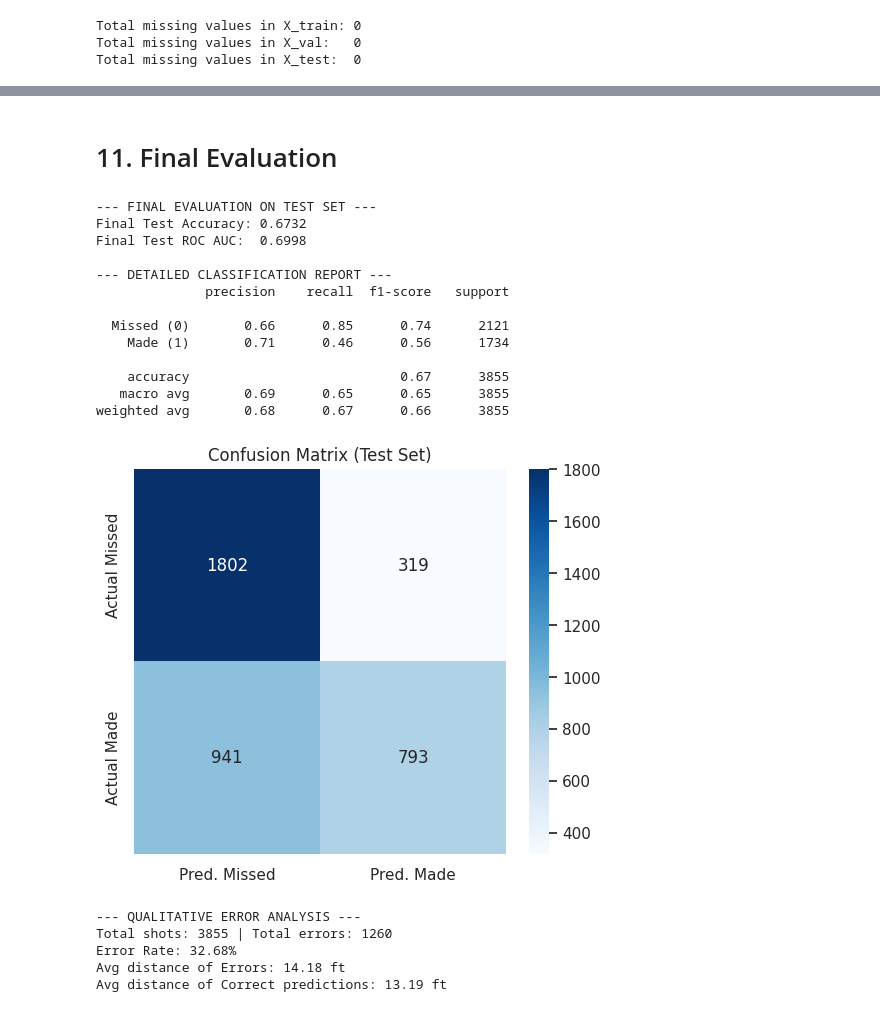
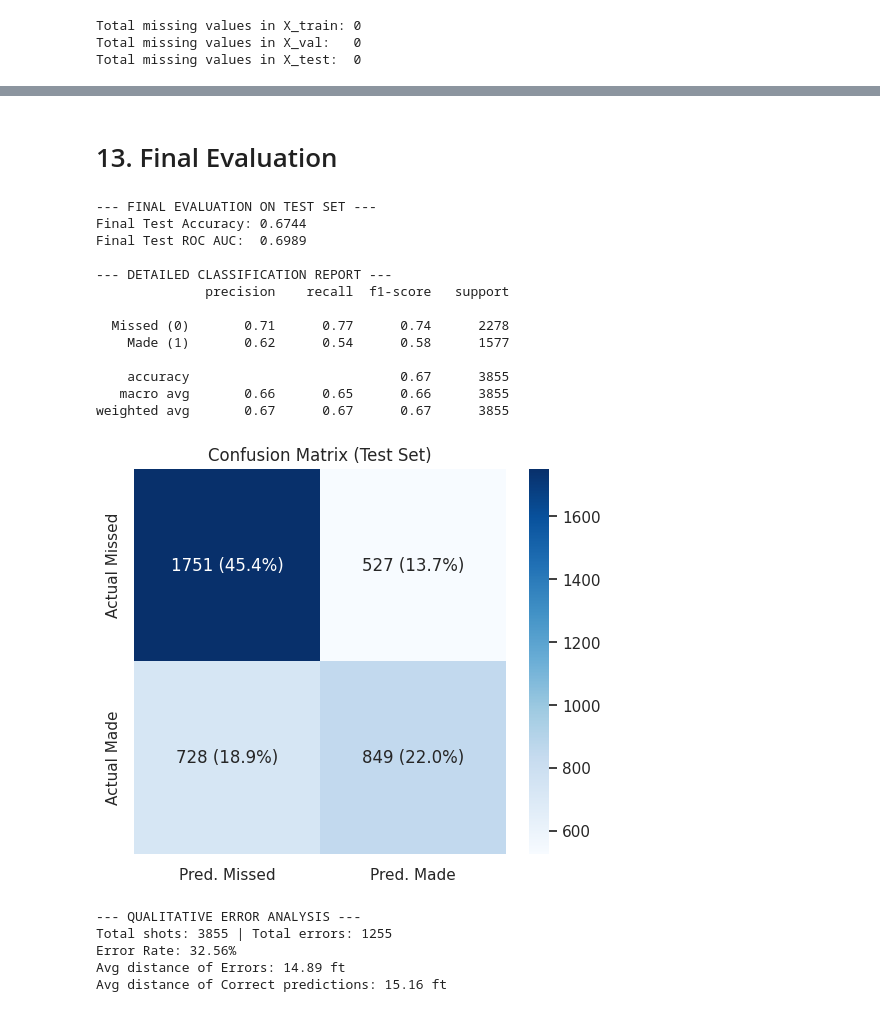
Before and after one commit to damianobenatti02/Kobe-Bryant-Shot-Selection, a Jupyter notebook: software/kobe_analysis.ipynb, the cells around one changed output, grey strips where cells are left out. Drawn from its saved outputs; the diff is of its cells as text; code cells hidden in the pictures.

```diff
--- a/software/kobe_analysis.ipynb
+++ b/software/kobe_analysis.ipynb
@@ -345,0 +483,19 @@ plt.show()
+# %%
+# Dropping highly correlated features to maintain a model-agnostic dataset.
+# We retain 'shot_distance' and 'shot_angle' (Polar coordinates) while dropping
+# the redundant Cartesian coordinates and categorical distance zones.
+
+columns_to_drop = [
+    'loc_x',
+    'loc_y',
+    'shot_zone_range_encoded',
+    'shot_zone_basic_encoded'
+]
+
+X_train = X_train.drop(columns=columns_to_drop)
+X_val = X_val.drop(columns=columns_to_drop)
+X_test = X_test.drop(columns=columns_to_drop)
+
+print(f"Dropped columns to resolve multicollinearity: {columns_to_drop}")
+print(f"Remaining features in dataset: {X_train.shape[1]}")
+print(X_train.info())
@@ -566,5 +761,5 @@ Comparison: Random Forest (0.6843) vs XGBoost (0.6817)
 # %% [markdown]
-# 11. Final Evaluation
+# 13. Final Evaluation
 # %%
 # This block performs the final test on unseen data and performs
 # quantitative and qualitative error diagnostics.
@@ -583,46 +778,46 @@ print(f"Final Test ROC AUC:  {roc_auc_score(y_test, y_test_proba):.4f}")
 print("\n--- DETAILED CLASSIFICATION REPORT ---")
 print(classification_report(y_test, y_test_pred, target_names=['Missed (0)', 'Made (1)']))
 
 # 3. Visual Confusion Matrix
 cm = confusion_matrix(y_test, y_test_pred)
 plt.figure(figsize=(6, 5))
-sns.heatmap(cm, annot=True, fmt='d', cmap='Blues',
+sns.heatmap(cm, annot=[[f"{v} ({v/cm.sum():.1%})" for v in row] for row in cm], fmt='', cmap='Blues',
             xticklabels=['Pred. Missed', 'Pred. Made'],
             yticklabels=['Actual Missed', 'Actual Made'])
 plt.title("Confusion Matrix (Test Set)")
 plt.show()
 
 # 4. Qualitative Error Analysis
 results_df = X_test.copy()
 results_df['actual'] = y_test
 results_df['predicted'] = y_test_pred
 errors = results_df[results_df['actual'] != results_df['predicted']]
 
 print("\n--- QUALITATIVE ERROR ANALYSIS ---")
 print(f"Total shots: {len(results_df)} | Total errors: {len(errors)}")
 print(f"Error Rate: {len(errors)/len(results_df):.2%}")
 print(f"Avg distance of Errors: {errors['shot_distance'].mean():.2f} ft")
 print(f"Avg distance of Correct predictions: {results_df[results_df['actual'] == results_df['predicted']]['shot_distance'].mean():.2f} ft")
 # %% [output]
 --- FINAL EVALUATION ON TEST SET ---
-Final Test Accuracy: 0.6732
-Final Test ROC AUC:  0.6998
+Final Test Accuracy: 0.6744
+Final Test ROC AUC:  0.6989
 
 --- DETAILED CLASSIFICATION REPORT ---
               precision    recall  f1-score   support
 
-  Missed (0)       0.66      0.85      0.74      2121
-    Made (1)       0.71      0.46      0.56      1734
+  Missed (0)       0.71      0.77      0.74      2278
+    Made (1)       0.62      0.54      0.58      1577
 
     accuracy                           0.67      3855
-   macro avg       0.69      0.65      0.65      3855
-weighted avg       0.68      0.67      0.66      3855
+   macro avg       0.66      0.65      0.66      3855
+weighted avg       0.67      0.67      0.67      3855
-[figure, old version]
+[figure, new version]
 --- QUALITATIVE ERROR ANALYSIS ---
-Total shots: 3855 | Total errors: 1260
-Error Rate: 32.68%
-Avg distance of Errors: 14.18 ft
-Avg distance of Correct predictions: 13.19 ft
+Total shots: 3855 | Total errors: 1255
+Error Rate: 32.56%
+Avg distance of Errors: 14.89 ft
+Avg distance of Correct predictions: 15.16 ft
 # %% [markdown]
 ### Analysis of Results & Model Performance
 
```
Also changed, not shown: parts of 35 cells of this notebook, 2 other files.
